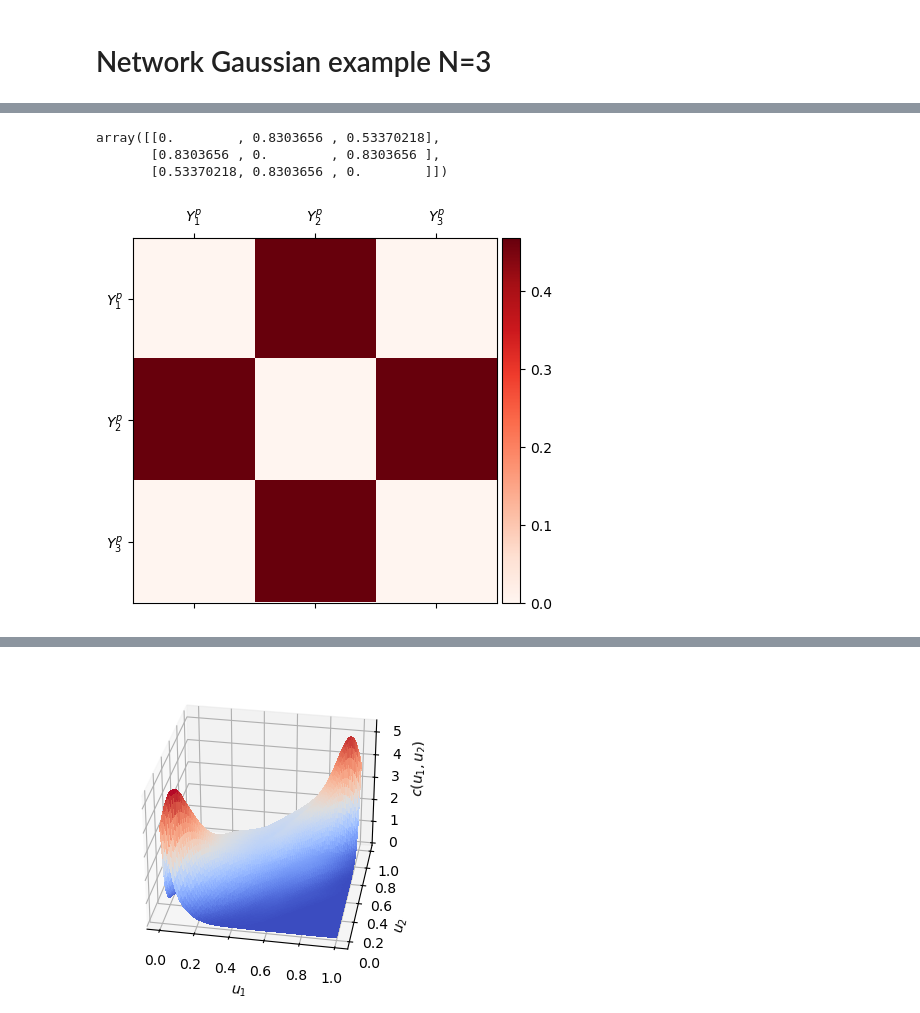
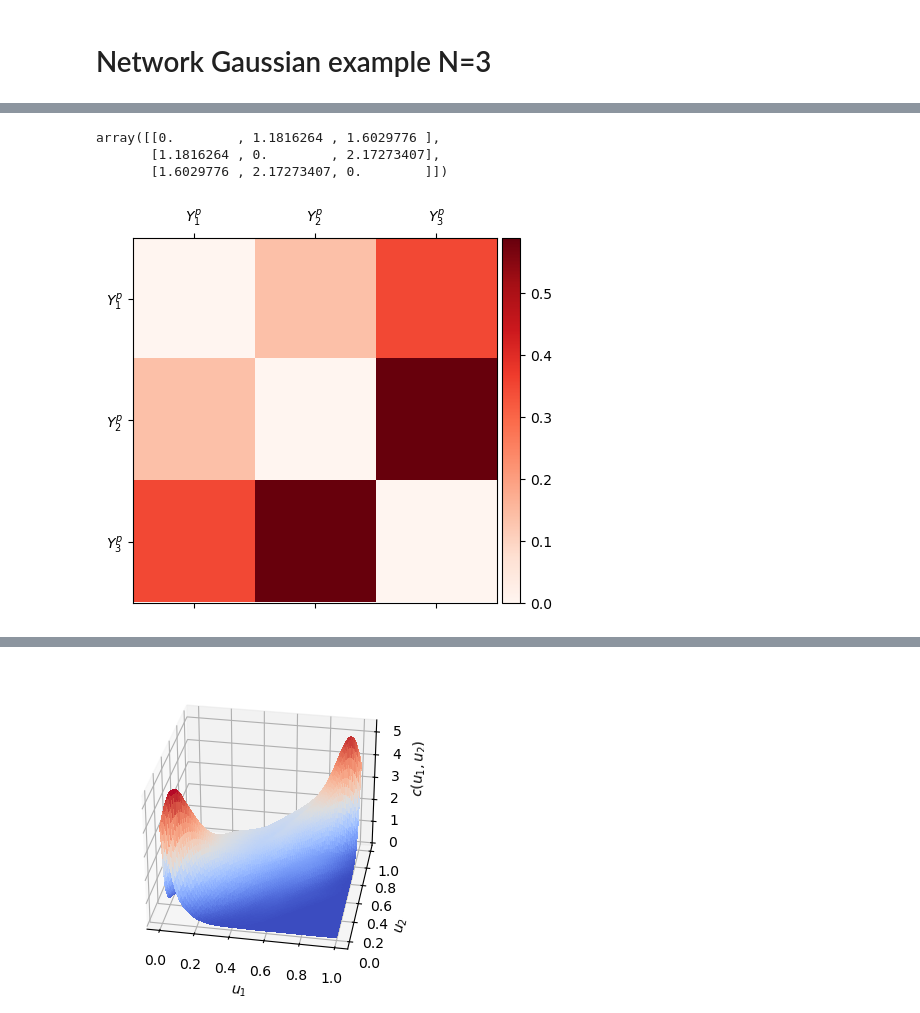
Before and after one commit to jonasbruhub/Analysis-of-Production-flow-systems-with-focus-on-industry, a Jupyter notebook: Simulations and code/Example Network Gaussian 3.ipynb, the cells around one changed output, grey strips where cells are left out. Cells and saved outputs as stored; diff of their text form; code cells hidden in the pictures.

```diff
--- a/Simulations and code/Example Network Gaussian 3.ipynb
+++ b/Simulations and code/Example Network Gaussian 3.ipynb
@@ -10,7 +10,7 @@ figures_path = "C:/Users/jonas/Git/Analysis-of-Production-flow-systems-with-focu
 # %%
 # First index is different variables
 d = 3
-n_sample = 10_000
+n_sample = 400
 
 
 s1 = np.array([0.07, 0.3, 0.9])
@@ -55,3 +53,6 @@ Y = Y1
+# %%
+Y = Y3
+# Y = Y**0.1
 # %%
 # Prepare Kernels, transformed data to uniform (from kernel), Scott's optimal bandwiths
 kernels_Y = [gaussian_kde(Y[i,:]) for i in range(d)]
@@ -178,0 +143,19 @@ KeyboardInterrupt:
+# %%
+# for evaluating kernel
+x_lin = np.linspace(0,1,501) #; x_lin = (x_lin[1:] + x_lin[:-1]) / 2
+y_lin = np.linspace(0,1,501) #; y_lin = (y_lin[1:] + y_lin[:-1]) / 2
+xx, yy = np.meshgrid(x_lin, y_lin)
+
+xx_eval = xx.flatten()
+yy_eval = yy.flatten()
+
+xxyy_eval = np.array([xx.flatten(), yy.flatten()])
+
+
+Trapz_weights_2d = np.array([[1] + [2 for i in range(xx.shape[1]-2)] + [1]] +
+                             [[2] + [4 for i in range(xx.shape[1]-2)] + [2] for j in range(xx.shape[0] - 2)] +
+                             [[1] + [2 for i in range(xx.shape[1]-2)] + [1]] )
+
+Trapez_weights_1d_x = np.array([1] + [2 for i in range(xx.shape[0] - 2)] + [1])
+
+Trapez_weights_1d_y = np.array([1] + [2 for i in range(xx.shape[1] - 2)] + [1])
@@ -179,38 +247,40 @@ KeyboardInterrupt:
+# %%
+G
+# %% [output]
+array([[0.        , 1.1816264 , 1.6029776 ],
+       [1.1816264 , 0.        , 2.17273407],
+       [1.6029776 , 2.17273407, 0.        ]])
 # %%
-G = -0.5 * np.log( 1 - cor**2 )
-np.fill_diagonal(G, 0)
-G
+# G = -0.5 * np.log( 1 - cor**2 )
+# np.fill_diagonal(G, 0)
+# G
-# %% [output]
-array([[0.        , 0.8303656 , 0.53370218],
-       [0.8303656 , 0.        , 0.8303656 ],
-       [0.53370218, 0.8303656 , 0.        ]])
 # %%
-G_dir = ND(G, alpha=0, beta=0.99)
+G_dir = ND(G.copy(), alpha=0, beta=0.99)
 
 fig, ax = plt.subplots(1,1,figsize=(5,5))
 r = ax.matshow(G_dir, cmap = "Reds", vmin=0)
 divider = make_axes_locatable(ax)
 cax = divider.append_axes("right", size="5%", pad=0.05)
 
 labels_select = [0,1,2]
 
 plt.colorbar(r, cax=cax)
 try:
     # ax.set_xticks([x+2 for x in range(labels_select.__len__())], labels_select, rotation='vertical');
     ax.set_xticks(
         [x for x in range(labels_select.__len__())],
         [f"$Y_{x+1}" + "^p$" for x in range(labels_select.__len__())]
     );
     ax.set_yticks(
         [x for x in range(labels_select.__len__())],
         [f"$Y_{x+1}" + "^p$" for x in range(labels_select.__len__())]
     );
 except:
     None
 
-# plt.savefig(figures_path + "ND examples/Gaussian 3x3 large s power.pdf", bbox_inches='tight')
+# plt.savefig(figures_path + "ND examples/Gaussian 3x3 large s.pdf", bbox_inches='tight')
 # %% [output]
-[figure, old version]
+[figure, new version]
 # %%
 G_dir
 # %% [output]
```
Also changed, not shown: parts of 10 cells of this notebook, 20 other files.
